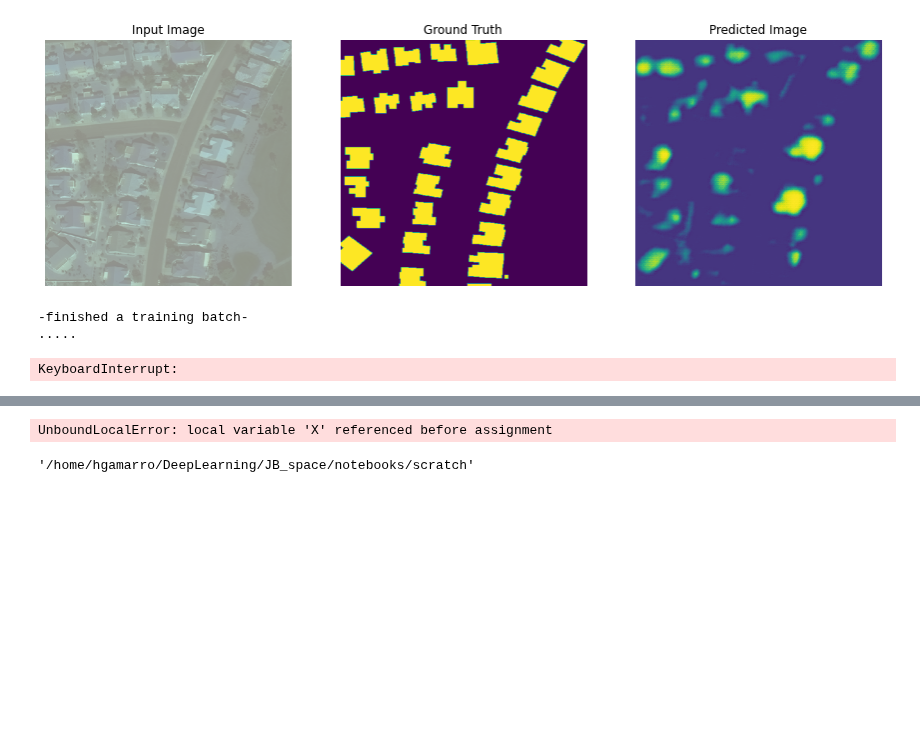
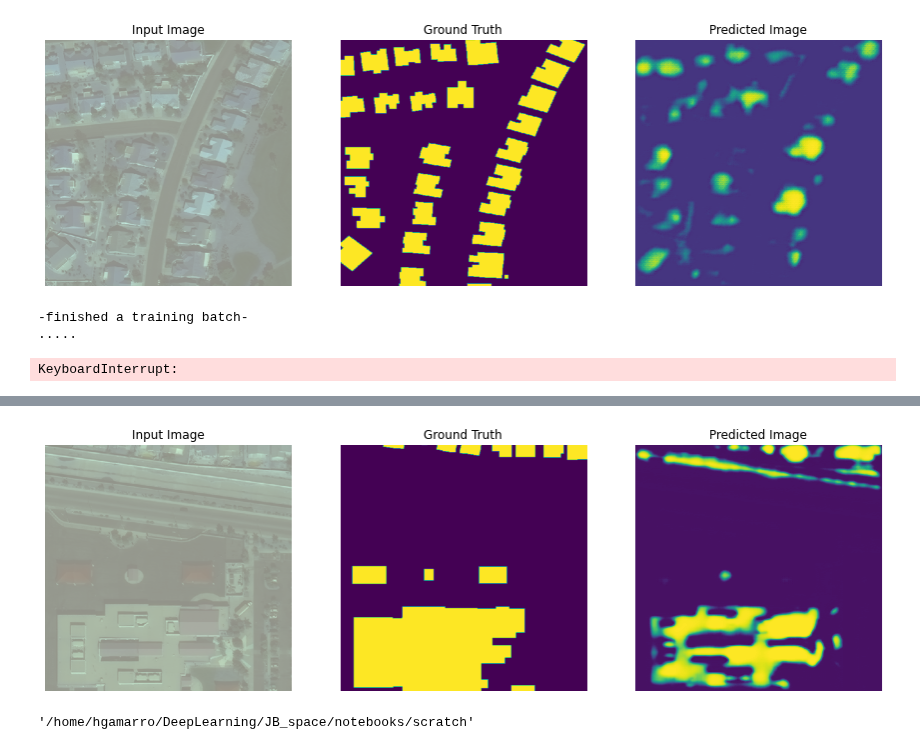
Before and after one commit to CSCCNY/final-project-landandbuildingsatimg-ccny, a Jupyter notebook: notebooks/scratch/02-JB-pix2pix4s.ipynb, the cells around one changed output, grey strips where cells are left out. Cells and saved outputs as stored; diff of their text form; code cells hidden in the pictures; blank space fills up the shorter version.

```diff
--- a/notebooks/scratch/02-JB-pix2pix4s.ipynb
+++ b/notebooks/scratch/02-JB-pix2pix4s.ipynb
@@ -575,18 +579,17 @@ checkpoint.restore(tf.train.latest_checkpoint(checkpoint_dir))
 # %%
 bs2 = val_re_inp[0][0][:,:,:,:].shape[0]
 bs1 = len(val_re_inp)
-for i in np.arange( 1 ):
-    for j in np.arange( 2 ):
-        i=random.randint(0,91)
-        j=random.randint(0,32)
-        generate_images( generator
-                       # ,tf.cast(test_ds[i][0][tf.newaxis ,j,:,:,:], tf.float32)
-                        #,tf.cast(test_ds[i][1][tf.newaxis ,j,:,:,:], tf.float32)
-                        ,val_re_inp[i][0][tf.newaxis ,j,...]
-                        ,val_re_inp[i][1][tf.newaxis ,j,...]
-                            )
+
+i=random.randint(0,bs1)
+j=random.randint(0,bs2)
+generate_images( generator
+               # ,tf.cast(test_ds[i][0][tf.newaxis ,j,:,:,:], tf.float32)
+                #,tf.cast(test_ds[i][1][tf.newaxis ,j,:,:,:], tf.float32)
+                ,val_re_inp[i][0][tf.newaxis ,j,...]
+                ,val_re_inp[i][1][tf.newaxis ,j,...]
+                    )
 # %% [output]
-UnboundLocalError: local variable 'X' referenced before assignment
+[figure, added]
 # %%
 %load_ext tensorboard
 # %%
```
Also changed, not shown: parts of 6 cells of this notebook.
